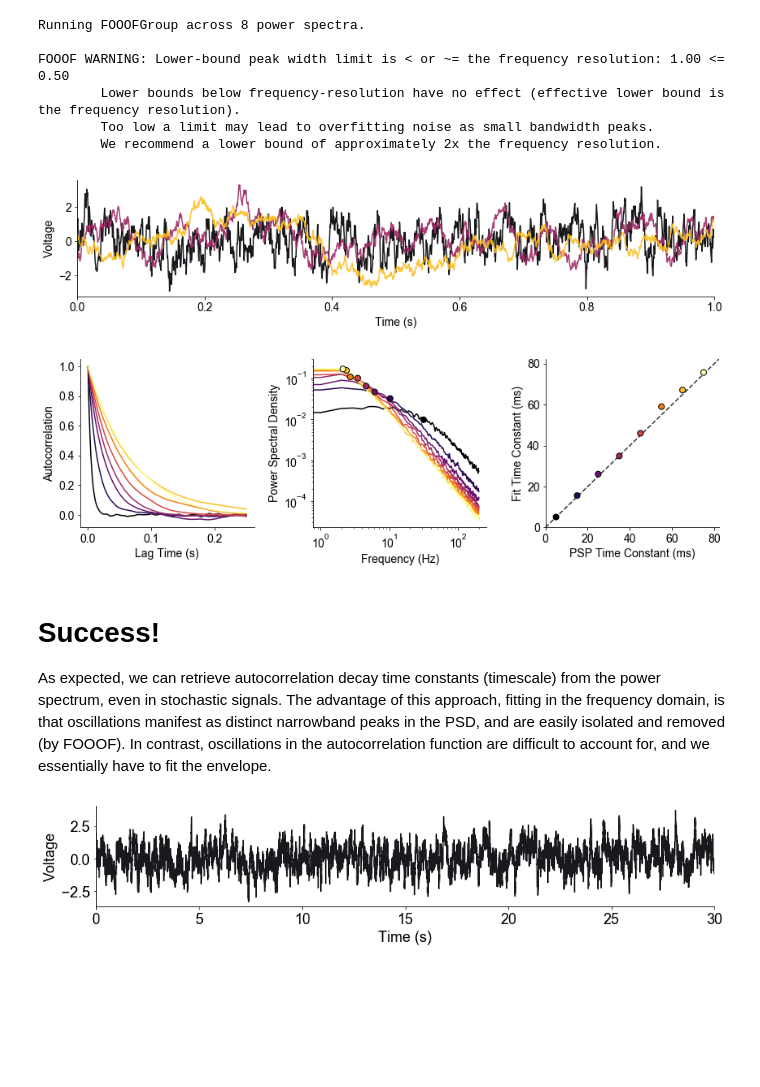
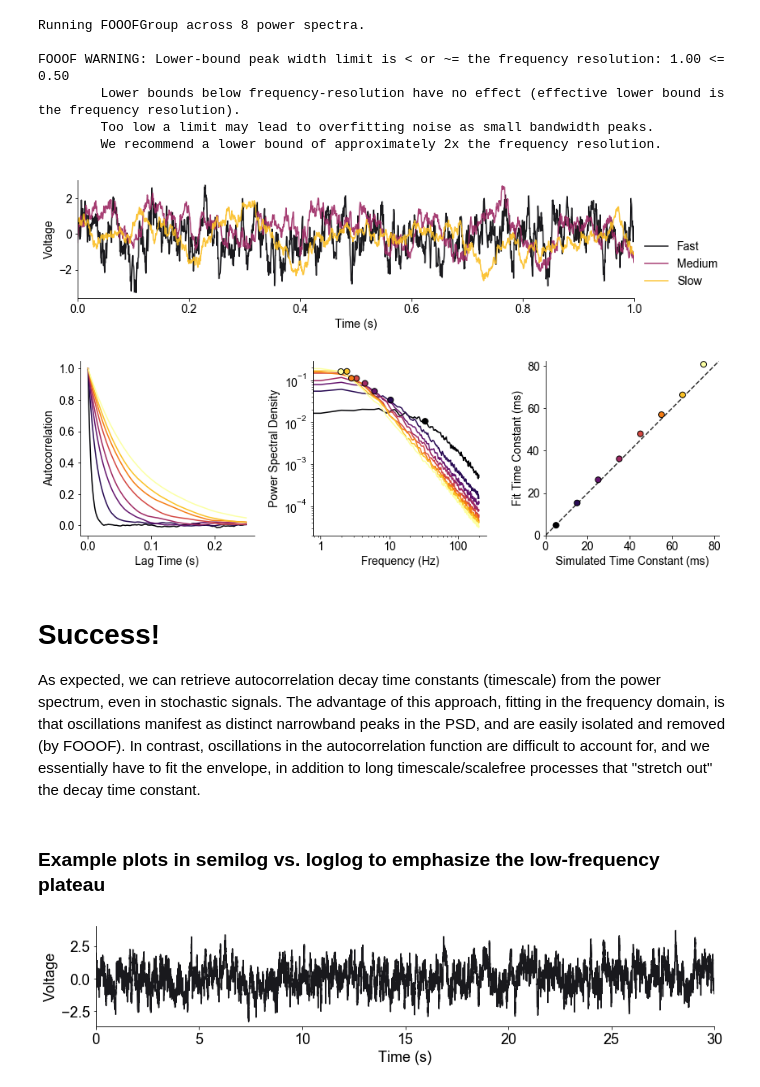
Before and after one commit to rdgao/field-echos, a Jupyter notebook: notebooks/1_sim_timescale.ipynb, the cells around one changed output. Saved outputs shown, nothing was run; the diff lists cells and outputs as text; code cells hidden in the pictures; blank space fills up the shorter version.

Commit message:
finalizing figures

```diff
--- a/notebooks/1_sim_timescale.ipynb
+++ b/notebooks/1_sim_timescale.ipynb
@@ -136,42 +136,46 @@ FOOOF WARNING: Lower-bound peak width limit is < or ~= the frequency resolution:
         We recommend a lower bound of approximately 2x the frequency resolution.
 # %%
 t = np.arange(0,T,1/fs)
-plt.figure(figsize=(12,3))
 
+plt.figure(figsize=(10.5,3))
 plt.rcParams['axes.prop_cycle'] = plt.cycler('color', plt.cm.inferno(np.linspace(0,0.85,3)))
 plt.plot(t[:int(fs)], noise.T[:int(fs),::3], alpha=0.9)
 plt.xlabel('Time (s)'); plt.ylabel('Voltage')
 plt.xlim([0,1]);despine()
 plt.tight_layout()
-if save_plot: plt.savefig(fig_path[:-4]%'noise_ts')
+#plt.legend(['Fast', 'Medium', 'Slow'])
+plt.legend(['Fast', 'Medium', 'Slow'], loc='lower left', bbox_to_anchor= (1, 0), ncol=1, frameon=False)
+if save_plot: plt.savefig(fig_path[:-4]%'noise_ts', bbox_inches='tight')
 
 plt.figure(figsize=(12,4))
 plt.rcParams['axes.prop_cycle'] = plt.cycler('color',color)
 plt.subplot(1,3,1)
 plt.plot(t_ker[:500], ac[:500,:]/ac[0,:])
 plt.xlabel('Lag Time (s)'); plt.ylabel('Autocorrelation')
 
 plt.subplot(1,3,2)
 plt.loglog(f_axis[:f_to_plot], PSD[:,:f_to_plot].T);
-#plt.loglog(knee_freq,P_knee, 'ow', mec='k', mew=2)
 plt.scatter(knee_freq,P_knee, c=color, s=50, edgecolor='k', zorder=100)
 plt.xlabel('Frequency (Hz)'); plt.ylabel('Power Spectral Density')
+plt.xticks([1, 10, 100], ['1','10','100'])
 
 plt.subplot(1,3,3)
 plt.scatter(t_ds*1000,taus*1000, c=color, s=50, edgecolor='k', zorder=100)
 plt.xlim([0,t_ds.max()*1100]);plt.ylim([0,t_ds.max()*1100])
 plt.plot(plt.xlim(), plt.xlim(), 'k--', alpha=0.8);
-plt.xlabel('PSP Time Constant (ms)'); plt.ylabel('Fit Time Constant (ms)')
+plt.xlabel('Simulated Time Constant (ms)'); plt.ylabel('Fit Time Constant (ms)')
 [despine() for a in plt.gcf().axes]
 plt.tight_layout()
 
 if save_plot: plt.savefig(fig_path[:-4]%'noise_spectral')
 # %% [output]
-[figure, old version]
+[figure, new version]
-[figure, old version]
+[figure, new version]
 # %% [markdown]
 # Success!
-As expected, we can retrieve autocorrelation decay time constants (timescale) from the power spectrum, even in stochastic signals. The advantage of this approach, fitting in the frequency domain, is that oscillations manifest as distinct narrowband peaks in the PSD, and are easily isolated and removed (by FOOOF). In contrast, oscillations in the autocorrelation function are difficult to account for, and we essentially have to fit the envelope.
+As expected, we can retrieve autocorrelation decay time constants (timescale) from the power spectrum, even in stochastic signals. The advantage of this approach, fitting in the frequency domain, is that oscillations manifest as distinct narrowband peaks in the PSD, and are easily isolated and removed (by FOOOF). In contrast, oscillations in the autocorrelation function are difficult to account for, and we essentially have to fit the envelope, in addition to long timescale/scalefree processes that "stretch out" the decay time constant.
+# %% [markdown]
+### Example plots in semilog vs. loglog to emphasize the low-frequency plateau
 # %%
 plt.figure(figsize=(12,3))
 
```
Also changed, not shown: parts of 1 cell of this notebook, 11 other files.
